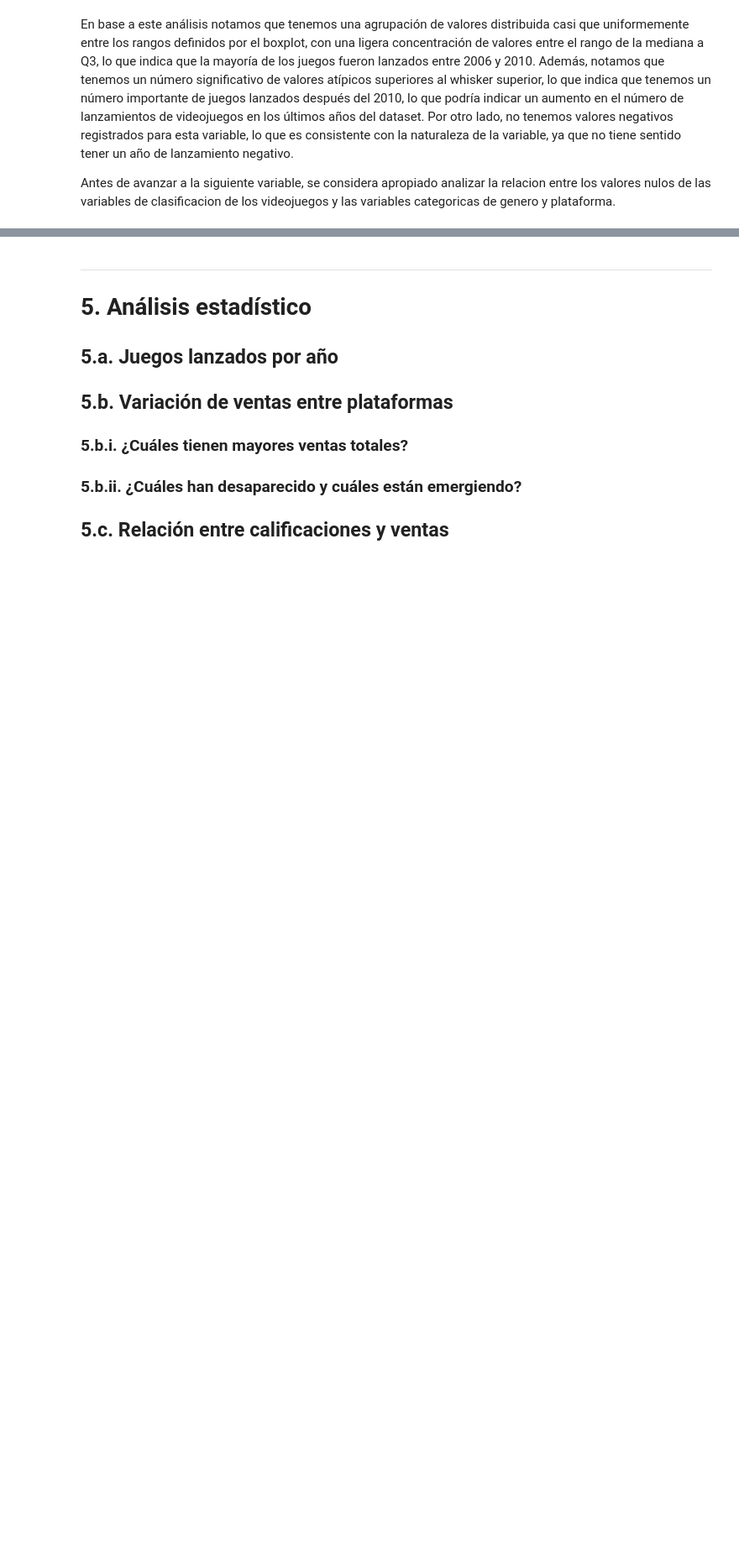
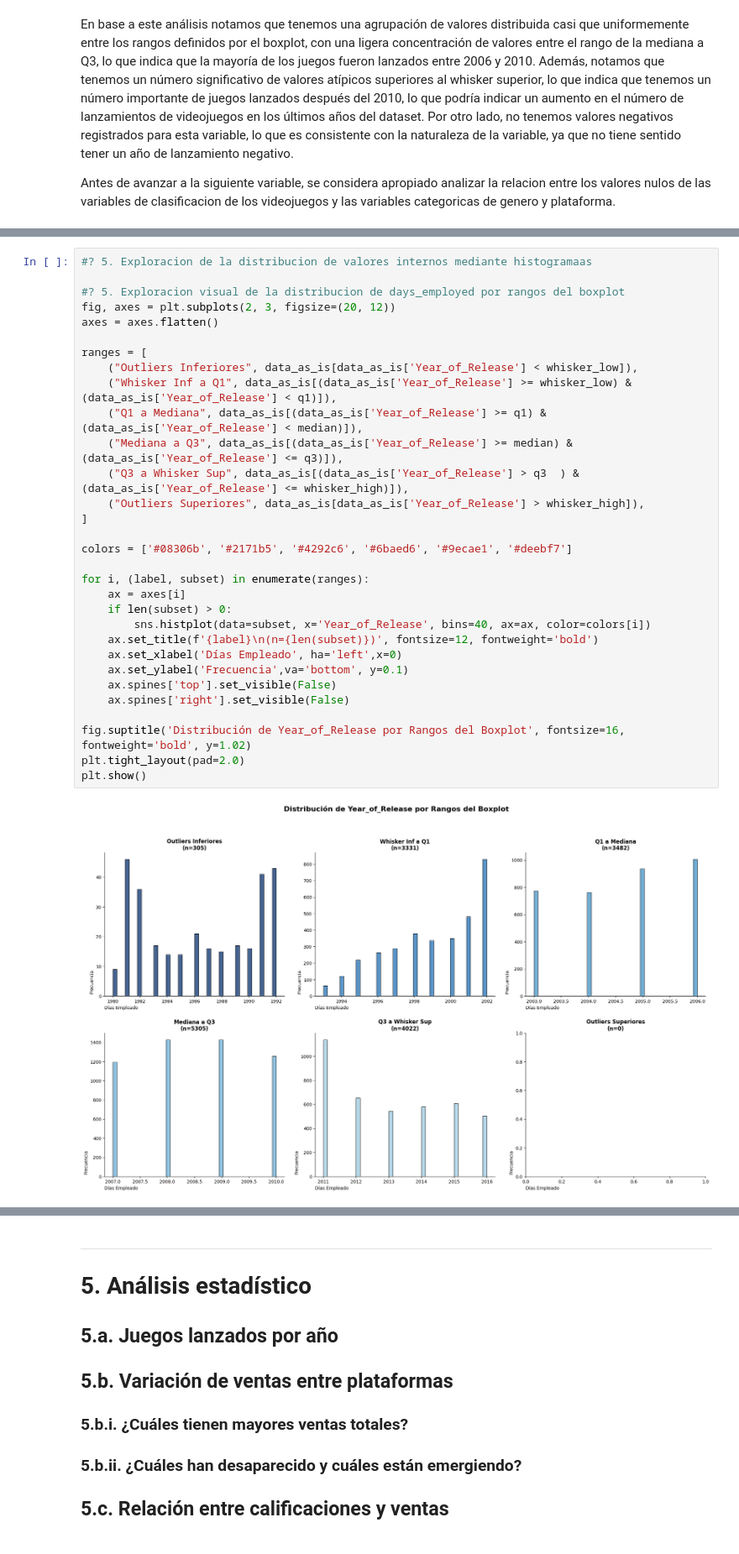
Before and after one commit to Volv1t3/MidtermDataAnalysisProject, a Jupyter notebook: src/python/notebooks/Proyecto_Fin_Semestre_Arellano.ipynb, the cells around one changed output, grey strips where cells are left out. Shown at 84% size. Drawn from its saved outputs; the diff is of its cells as text; blank space fills up the shorter version.

```diff
--- a/src/python/notebooks/Proyecto_Fin_Semestre_Arellano.ipynb
+++ b/src/python/notebooks/Proyecto_Fin_Semestre_Arellano.ipynb
@@ -678,0 +695,33 @@ crear_barchart_storytelling(
+# %%
+#? 5. Exploracion de la distribucion de valores internos mediante histogramaas
+
+#? 5. Exploracion visual de la distribucion de days_employed por rangos del boxplot
+fig, axes = plt.subplots(2, 3, figsize=(20, 12))
+axes = axes.flatten()
+
+ranges = [
+    ("Outliers Inferiores", data_as_is[data_as_is['Year_of_Release'] < whisker_low]),
+    ("Whisker Inf a Q1", data_as_is[(data_as_is['Year_of_Release'] >= whisker_low) & (data_as_is['Year_of_Release'] < q1)]),
+    ("Q1 a Mediana", data_as_is[(data_as_is['Year_of_Release'] >= q1) & (data_as_is['Year_of_Release'] < median)]),
+    ("Mediana a Q3", data_as_is[(data_as_is['Year_of_Release'] >= median) & (data_as_is['Year_of_Release'] <= q3)]),
+    ("Q3 a Whisker Sup", data_as_is[(data_as_is['Year_of_Release'] > q3  ) & (data_as_is['Year_of_Release'] <= whisker_high)]),
+    ("Outliers Superiores", data_as_is[data_as_is['Year_of_Release'] > whisker_high]),
+]
+
+colors = ['#08306b', '#2171b5', '#4292c6', '#6baed6', '#9ecae1', '#deebf7']
+
+for i, (label, subset) in enumerate(ranges):
+    ax = axes[i]
+    if len(subset) > 0:
+        sns.histplot(data=subset, x='Year_of_Release', bins=40, ax=ax, color=colors[i])
+    ax.set_title(f'{label}\n(n={len(subset)})', fontsize=12, fontweight='bold')
+    ax.set_xlabel('Días Empleado', ha='left',x=0)
+    ax.set_ylabel('Frecuencia',va='bottom', y=0.1)
+    ax.spines['top'].set_visible(False)
+    ax.spines['right'].set_visible(False)
+
+fig.suptitle('Distribución de Year_of_Release por Rangos del Boxplot', fontsize=16, fontweight='bold', y=1.02)
+plt.tight_layout(pad=2.0)
+plt.show()
+# %% [output]
+[figure, added]
```
Also changed, not shown: parts of 79 cells of this notebook, 1 other file.
